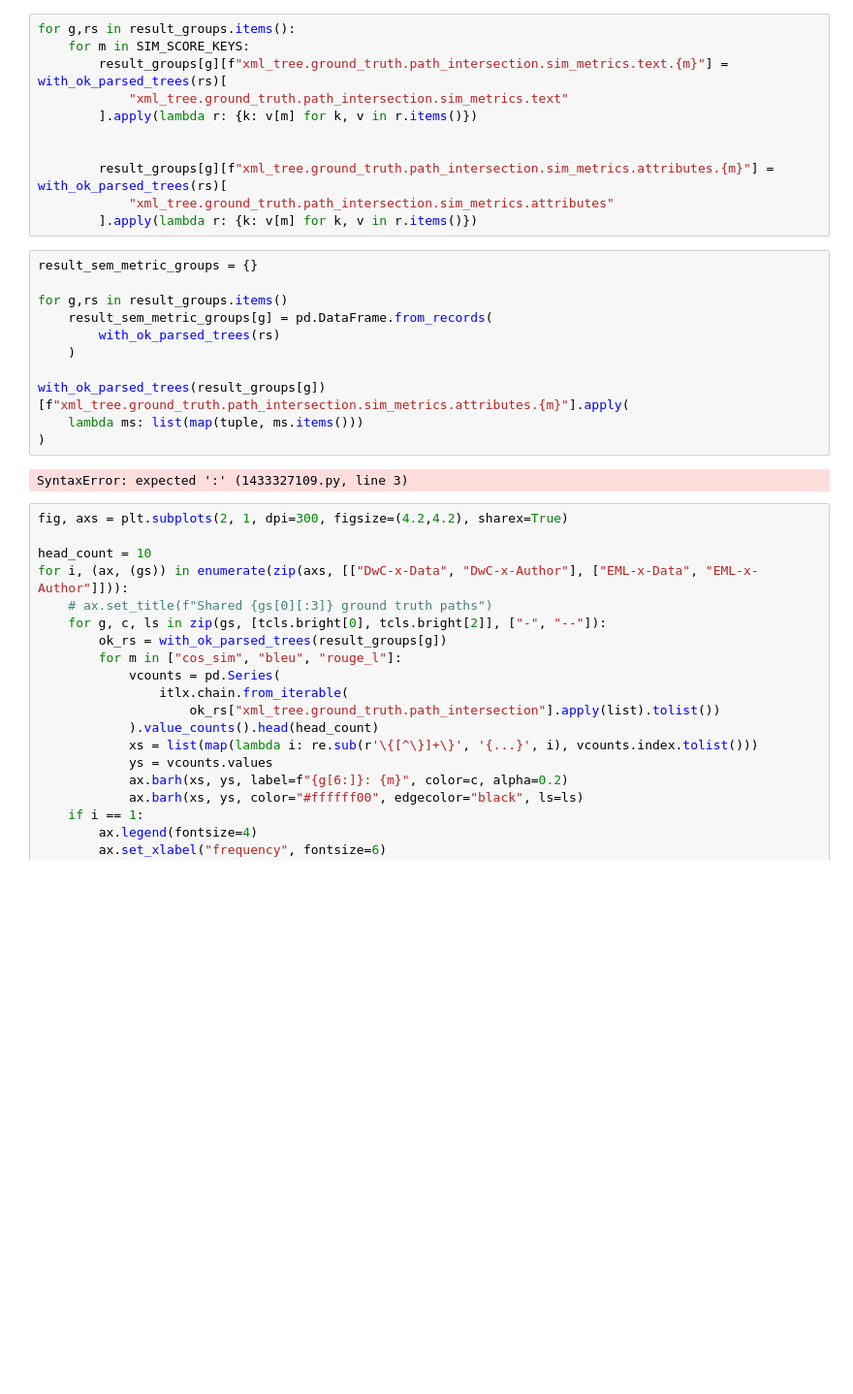
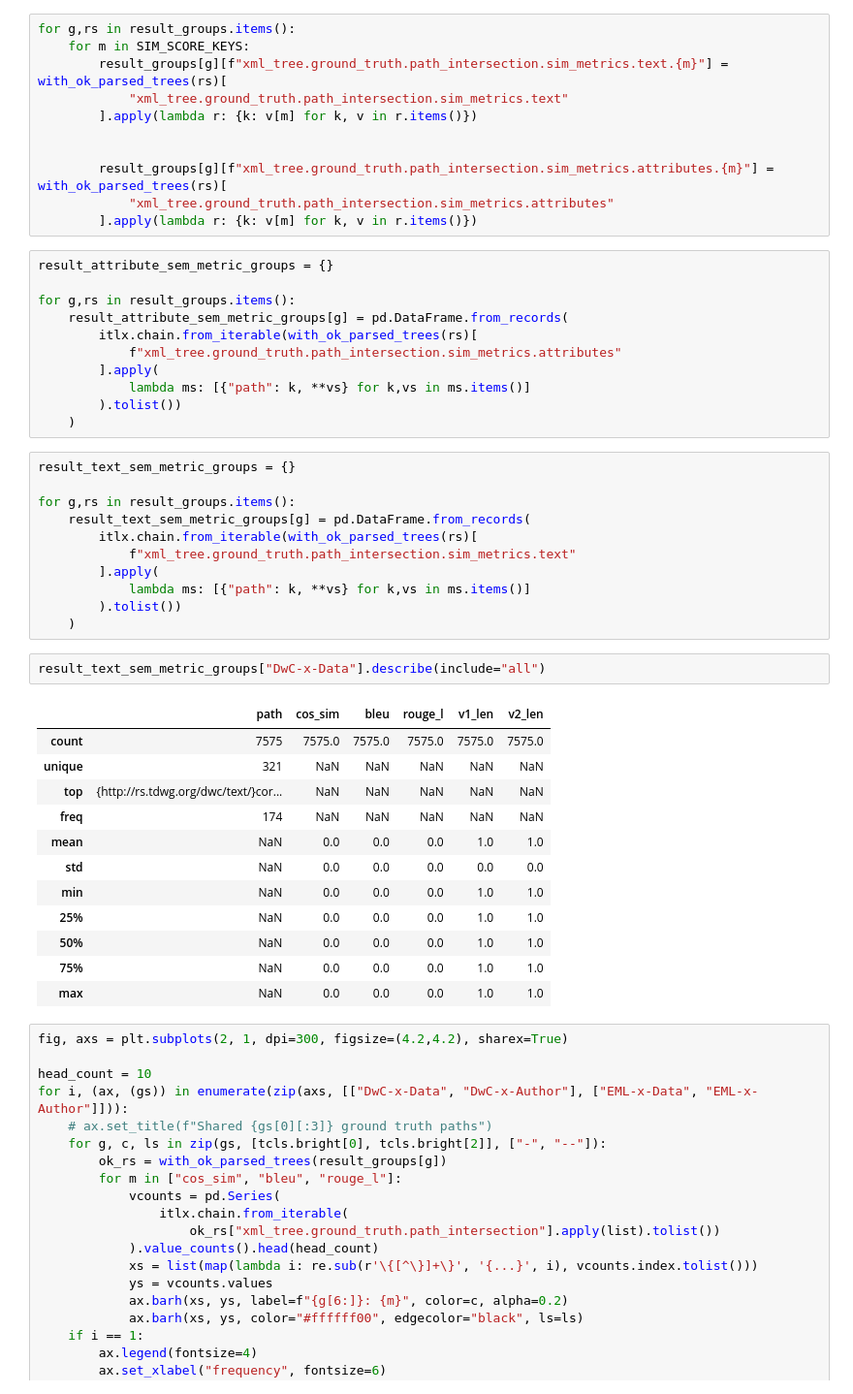
Before and after one commit to mitja-o/metadata-assistant, a Jupyter notebook: _evaluation/statistics/results/e1-generated-metadata-asessment.ipynb, the cells around one changed output. Shown at 97% size. Saved outputs shown, nothing was run; the diff lists cells and outputs as text; blank space fills up the shorter version.

```diff
--- a/_evaluation/statistics/results/e1-generated-metadata-asessment.ipynb
+++ b/_evaluation/statistics/results/e1-generated-metadata-asessment.ipynb
@@ -1575,18 +1575,42 @@ for g,rs in result_groups.items():
             "xml_tree.ground_truth.path_intersection.sim_metrics.attributes"
         ].apply(lambda r: {k: v[m] for k, v in r.items()})
 # %%
-result_sem_metric_groups = {}
+result_attribute_sem_metric_groups = {}
 
-for g,rs in result_groups.items()
-    result_sem_metric_groups[g] = pd.DataFrame.from_records(
-        with_ok_parsed_trees(rs)
+for g,rs in result_groups.items():
+    result_attribute_sem_metric_groups[g] = pd.DataFrame.from_records(
+        itlx.chain.from_iterable(with_ok_parsed_trees(rs)[
+            f"xml_tree.ground_truth.path_intersection.sim_metrics.attributes"
+        ].apply(
+            lambda ms: [{"path": k, **vs} for k,vs in ms.items()]
+        ).tolist())
     )
-
-with_ok_parsed_trees(result_groups[g])[f"xml_tree.ground_truth.path_intersection.sim_metrics.attributes.{m}"].apply(
-    lambda ms: list(map(tuple, ms.items()))
-)
-# %% [output]
-SyntaxError: expected ':' (1433327109.py, line 3)
+# %%
+result_text_sem_metric_groups = {}
+
+for g,rs in result_groups.items():
+    result_text_sem_metric_groups[g] = pd.DataFrame.from_records(
+        itlx.chain.from_iterable(with_ok_parsed_trees(rs)[
+            f"xml_tree.ground_truth.path_intersection.sim_metrics.text"
+        ].apply(
+            lambda ms: [{"path": k, **vs} for k,vs in ms.items()]
+        ).tolist())
+    )
+# %%
+result_text_sem_metric_groups["DwC-x-Data"].describe(include="all")
+# %% [output]
+|  | path | cos_sim | bleu | rouge_l | v1_len | v2_len |
+| count | 7575 | 7575.0 | 7575.0 | 7575.0 | 7575.0 | 7575.0 |
+| unique | 321 | NaN | NaN | NaN | NaN | NaN |
+| top | {http://rs.tdwg.org/dwc/text/}cor... | NaN | NaN | NaN | NaN | NaN |
+| freq | 174 | NaN | NaN | NaN | NaN | NaN |
+| mean | NaN | 0.0 | 0.0 | 0.0 | 1.0 | 1.0 |
+| std | NaN | 0.0 | 0.0 | 0.0 | 0.0 | 0.0 |
+| min | NaN | 0.0 | 0.0 | 0.0 | 1.0 | 1.0 |
+| 25% | NaN | 0.0 | 0.0 | 0.0 | 1.0 | 1.0 |
+| 50% | NaN | 0.0 | 0.0 | 0.0 | 1.0 | 1.0 |
+| 75% | NaN | 0.0 | 0.0 | 0.0 | 1.0 | 1.0 |
+| max | NaN | 0.0 | 0.0 | 0.0 | 1.0 | 1.0 |
 # %%
 fig, axs = plt.subplots(2, 1, dpi=300, figsize=(4.2,4.2), sharex=True)
 
```
Also changed, not shown: 4 other files.
